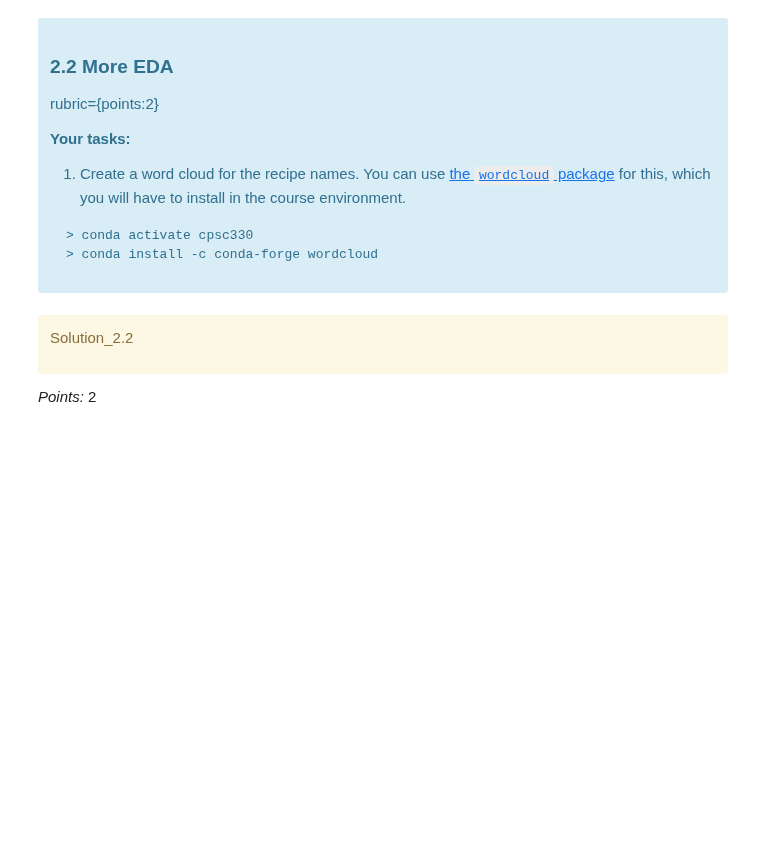
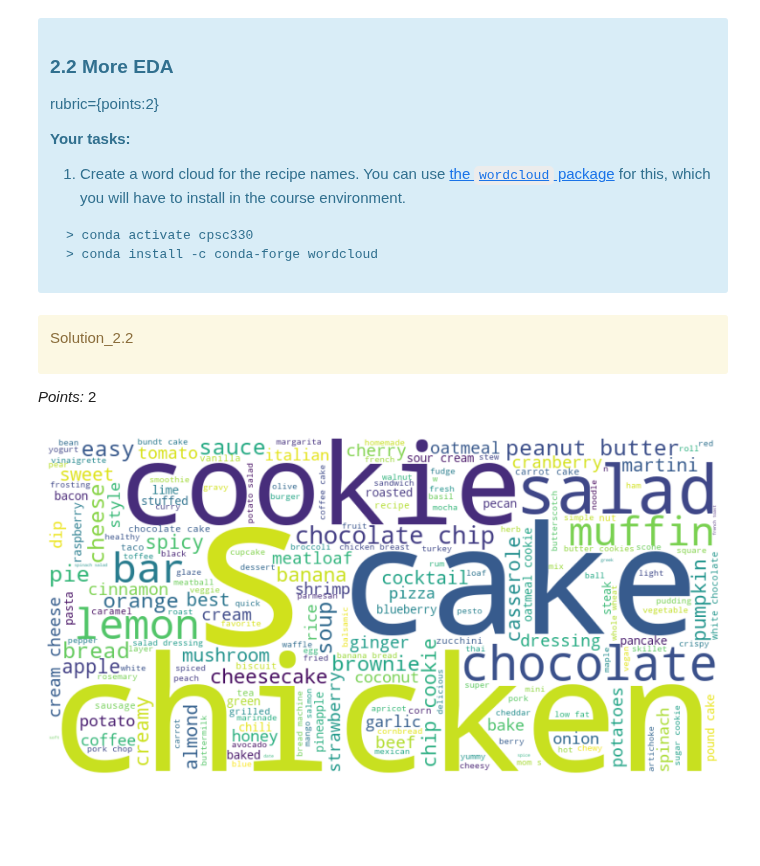
Before and after one commit to sarahhcheng/CPSC330HW6, a Jupyter notebook: hw6.ipynb, the cells around one changed output. Saved outputs shown, nothing was run; the diff lists cells and outputs as text; code cells hidden in the pictures; blank space fills up the shorter version.

```diff
--- a/hw6.ipynb
+++ b/hw6.ipynb
@@ -847,3 +862,21 @@ _Points:_ 2
+# %%
+from wordcloud import WordCloud
+import matplotlib.pyplot as plt
+
+all_names = " ".join(recipes_df["name"])
+
+wc = WordCloud(
+    width=800,
+    height=400,
+    background_color="white"
+).generate(all_names)
+
+plt.figure(figsize=(10, 5))
+plt.imshow(wc, interpolation="bilinear")
+plt.axis("off")
+plt.show()
+# %% [output]
+[figure, added]
 # %% [markdown]
 <!-- END QUESTION -->
 
```
Also changed, not shown: parts of 8 cells of this notebook.
